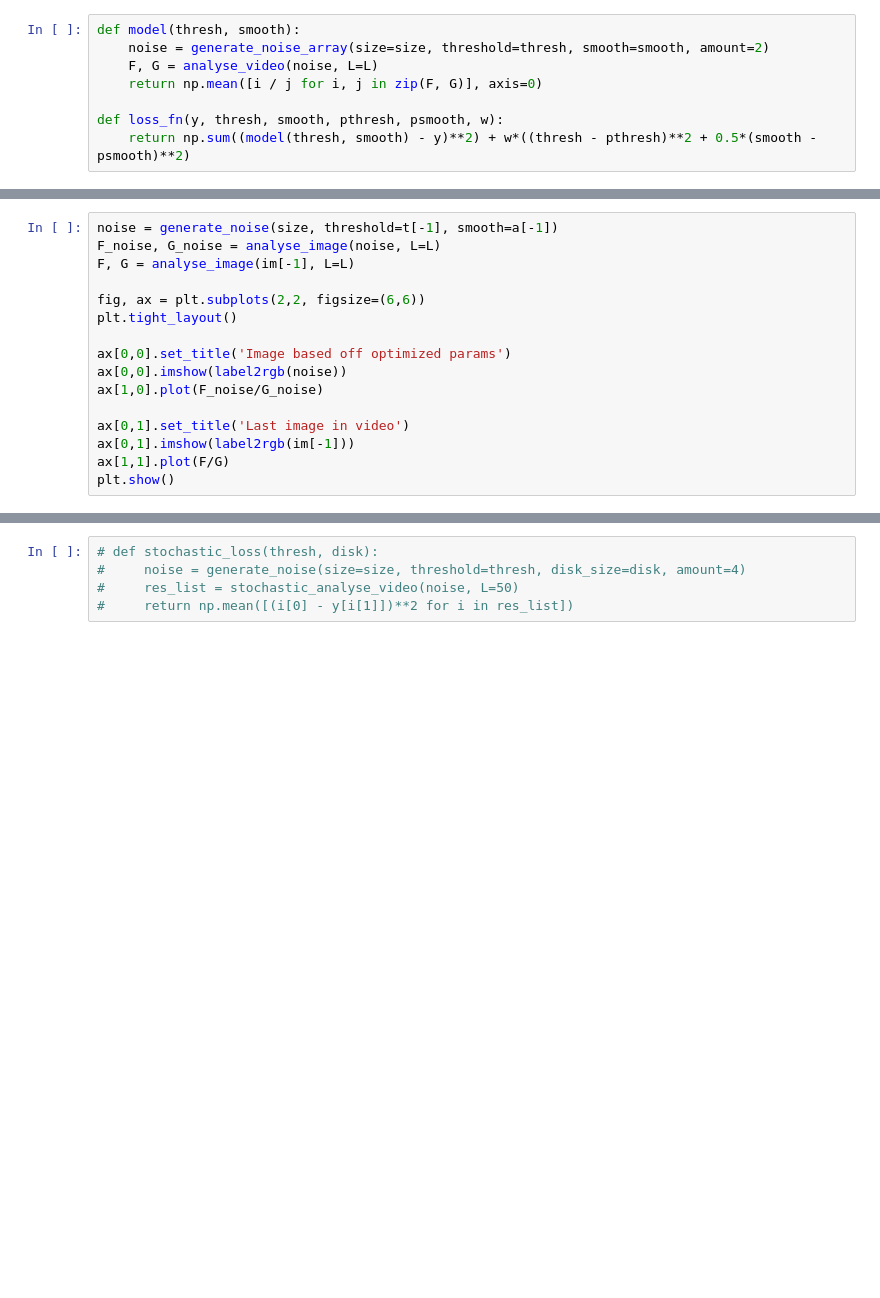
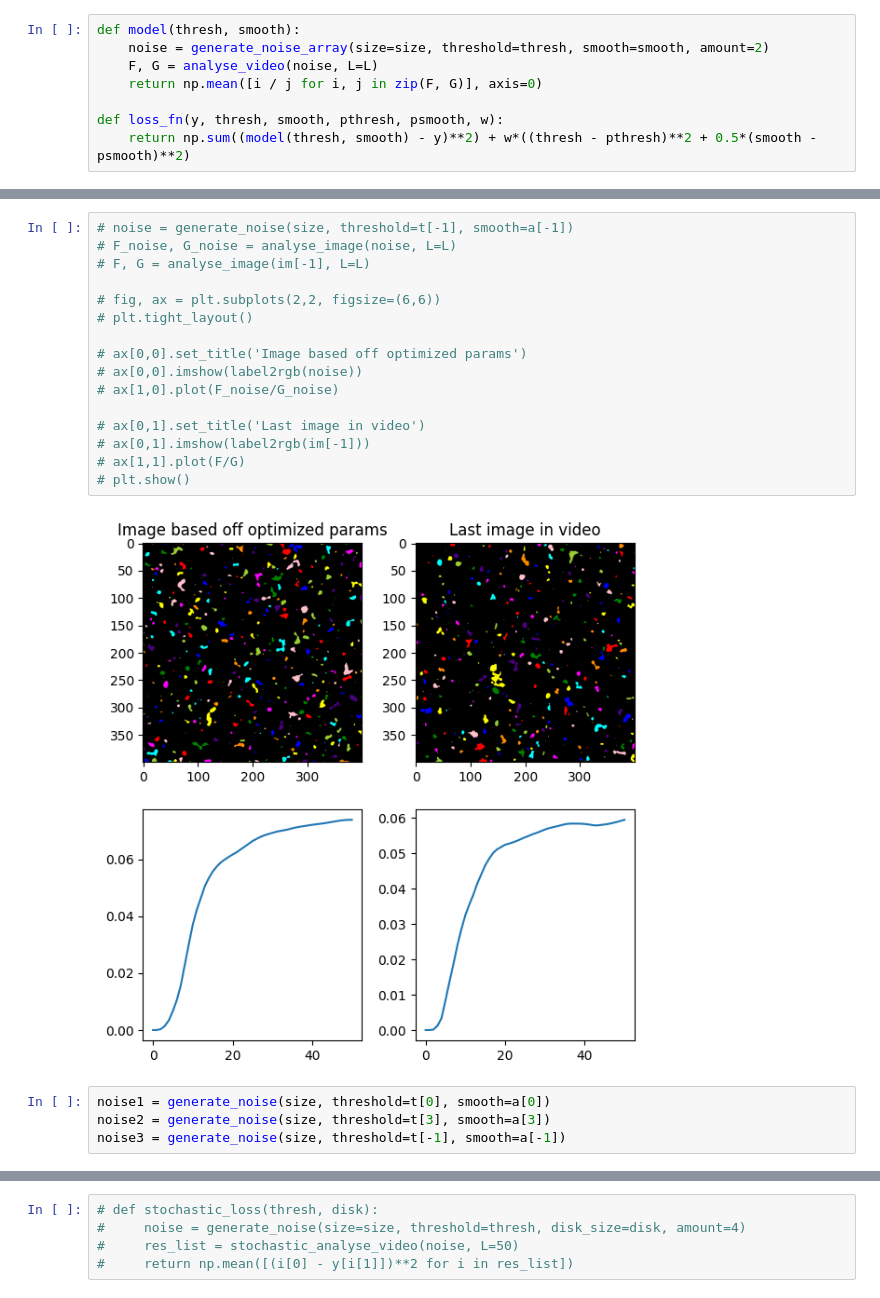
Before and after one commit to cappertherapper/Bachelorprojekt, a Jupyter notebook: grad_desc_test.ipynb, the cells around one changed output, grey strips where cells are left out. Saved outputs shown, nothing was run; the diff lists cells and outputs as text; blank space fills up the shorter version.

```diff
--- a/grad_desc_test.ipynb
+++ b/grad_desc_test.ipynb
@@ -105,16 +111,22 @@ plt.show
 # %%
-noise = generate_noise(size, threshold=t[-1], smooth=a[-1])
-F_noise, G_noise = analyse_image(noise, L=L)
-F, G = analyse_image(im[-1], L=L)
+# noise = generate_noise(size, threshold=t[-1], smooth=a[-1])
+# F_noise, G_noise = analyse_image(noise, L=L)
+# F, G = analyse_image(im[-1], L=L)
 
-fig, ax = plt.subplots(2,2, figsize=(6,6))
-plt.tight_layout()
+# fig, ax = plt.subplots(2,2, figsize=(6,6))
+# plt.tight_layout()
 
-ax[0,0].set_title('Image based off optimized params')
-ax[0,0].imshow(label2rgb(noise))
-ax[1,0].plot(F_noise/G_noise)
+# ax[0,0].set_title('Image based off optimized params')
+# ax[0,0].imshow(label2rgb(noise))
+# ax[1,0].plot(F_noise/G_noise)
 
-ax[0,1].set_title('Last image in video')
-ax[0,1].imshow(label2rgb(im[-1]))
-ax[1,1].plot(F/G)
-plt.show()
+# ax[0,1].set_title('Last image in video')
+# ax[0,1].imshow(label2rgb(im[-1]))
+# ax[1,1].plot(F/G)
+# plt.show()
+# %% [output]
+[figure, added]
+# %%
+noise1 = generate_noise(size, threshold=t[0], smooth=a[0])
+noise2 = generate_noise(size, threshold=t[3], smooth=a[3])
+noise3 = generate_noise(size, threshold=t[-1], smooth=a[-1])
```
Also changed, not shown: parts of 9 cells of this notebook.
